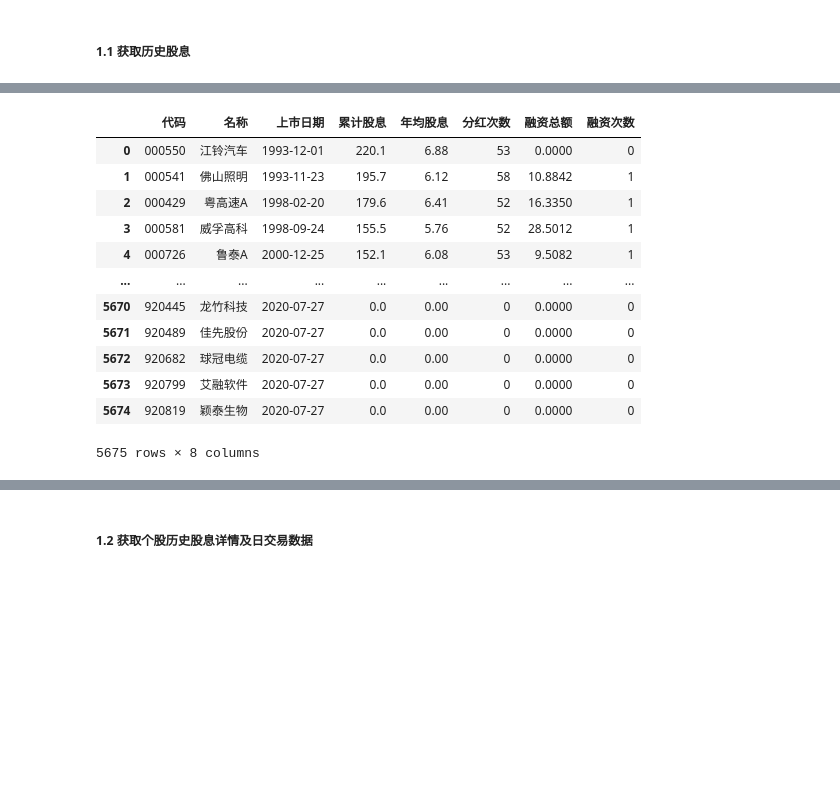
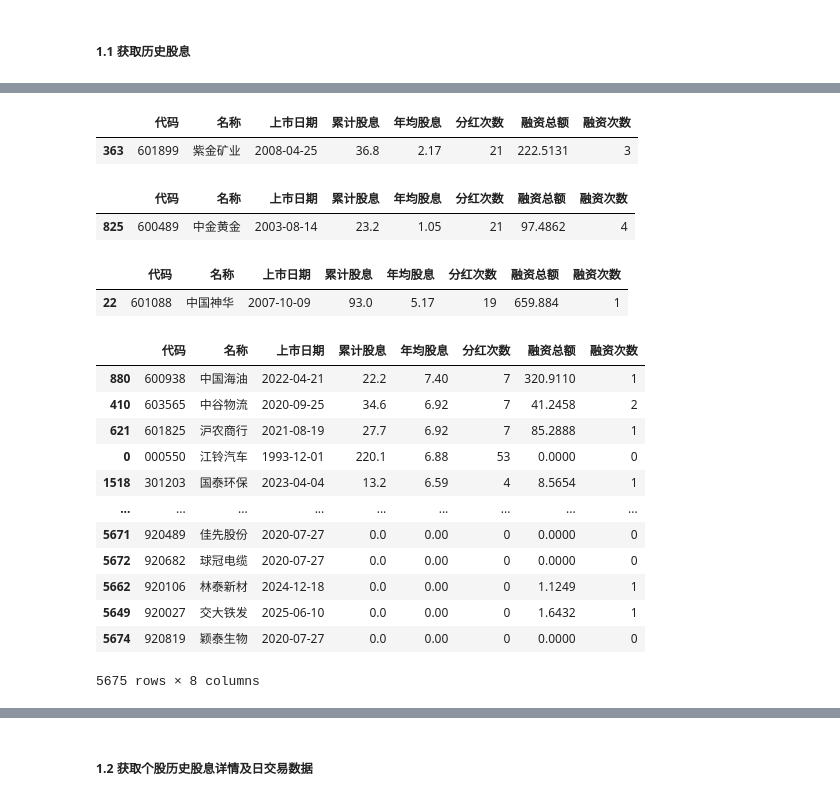
Before and after one commit to u588/app, a Jupyter notebook: AiStock/--股息.ipynb, the cells around one changed output, grey strips where cells are left out. Drawn from its saved outputs; the diff is of its cells as text; code cells hidden in the pictures; blank space fills up the shorter version.

```diff
--- a/AiStock/--股息.ipynb
+++ b/AiStock/--股息.ipynb
@@ -314,16 +330,31 @@ df_hgx = ak.stock_history_dividend()
+# %%
+df_hgx[df_hgx['名称'] == '紫金矿业']
+# %% [output]
+|  | 代码 | 名称 | 上市日期 | 累计股息 | 年均股息 | 分红次数 | 融资总额 | 融资次数 |
+| 363 | 601899 | 紫金矿业 | 2008-04-25 | 36.8 | 2.17 | 21 | 222.5131 | 3 |
+# %%
+df_hgx[df_hgx['名称'] == '中金黄金']
+# %% [output]
+|  | 代码 | 名称 | 上市日期 | 累计股息 | 年均股息 | 分红次数 | 融资总额 | 融资次数 |
+| 825 | 600489 | 中金黄金 | 2003-08-14 | 23.2 | 1.05 | 21 | 97.4862 | 4 |
+# %%
+df_hgx[df_hgx['名称'] == '中国神华']
+# %% [output]
+|  | 代码 | 名称 | 上市日期 | 累计股息 | 年均股息 | 分红次数 | 融资总额 | 融资次数 |
+| 22 | 601088 | 中国神华 | 2007-10-09 | 93.0 | 5.17 | 19 | 659.884 | 1 |
 # %%
-df_hgx
+df_hgx.sort_values('年均股息', ascending=False)
 # %% [output]
 |  | 代码 | 名称 | 上市日期 | 累计股息 | 年均股息 | 分红次数 | 融资总额 | 融资次数 |
+| 880 | 600938 | 中国海油 | 2022-04-21 | 22.2 | 7.40 | 7 | 320.9110 | 1 |
+| 410 | 603565 | 中谷物流 | 2020-09-25 | 34.6 | 6.92 | 7 | 41.2458 | 2 |
+| 621 | 601825 | 沪农商行 | 2021-08-19 | 27.7 | 6.92 | 7 | 85.2888 | 1 |
 | 0 | 000550 | 江铃汽车 | 1993-12-01 | 220.1 | 6.88 | 53 | 0.0000 | 0 |
-| 1 | 000541 | 佛山照明 | 1993-11-23 | 195.7 | 6.12 | 58 | 10.8842 | 1 |
-| 2 | 000429 | 粤高速A | 1998-02-20 | 179.6 | 6.41 | 52 | 16.3350 | 1 |
-| 3 | 000581 | 威孚高科 | 1998-09-24 | 155.5 | 5.76 | 52 | 28.5012 | 1 |
-| 4 | 000726 | 鲁泰A | 2000-12-25 | 152.1 | 6.08 | 53 | 9.5082 | 1 |
+| 1518 | 301203 | 国泰环保 | 2023-04-04 | 13.2 | 6.59 | 4 | 8.5654 | 1 |
 | ... | ... | ... | ... | ... | ... | ... | ... | ... |
-| 5670 | 920445 | 龙竹科技 | 2020-07-27 | 0.0 | 0.00 | 0 | 0.0000 | 0 |
 | 5671 | 920489 | 佳先股份 | 2020-07-27 | 0.0 | 0.00 | 0 | 0.0000 | 0 |
 | 5672 | 920682 | 球冠电缆 | 2020-07-27 | 0.0 | 0.00 | 0 | 0.0000 | 0 |
-| 5673 | 920799 | 艾融软件 | 2020-07-27 | 0.0 | 0.00 | 0 | 0.0000 | 0 |
+| 5662 | 920106 | 林泰新材 | 2024-12-18 | 0.0 | 0.00 | 0 | 1.1249 | 1 |
+| 5649 | 920027 | 交大铁发 | 2025-06-10 | 0.0 | 0.00 | 0 | 1.6432 | 1 |
 | 5674 | 920819 | 颖泰生物 | 2020-07-27 | 0.0 | 0.00 | 0 | 0.0000 | 0 |
 5675 rows × 8 columns
```
Also changed, not shown: parts of 5 cells of this notebook.
